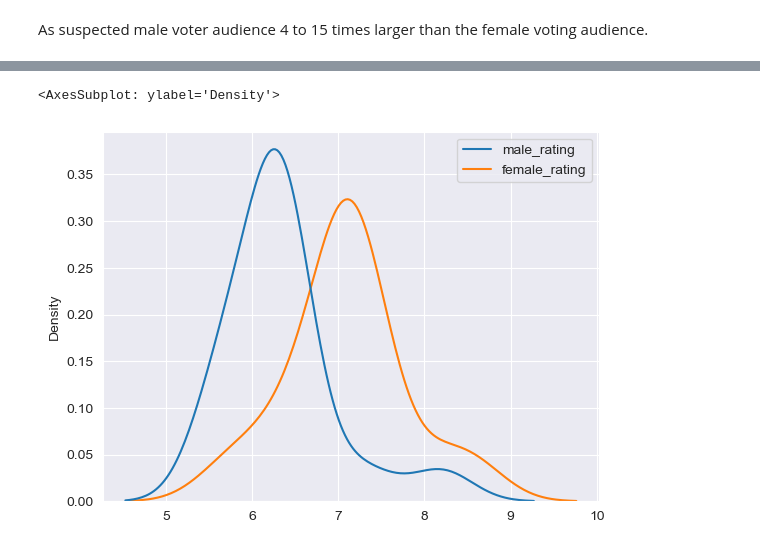
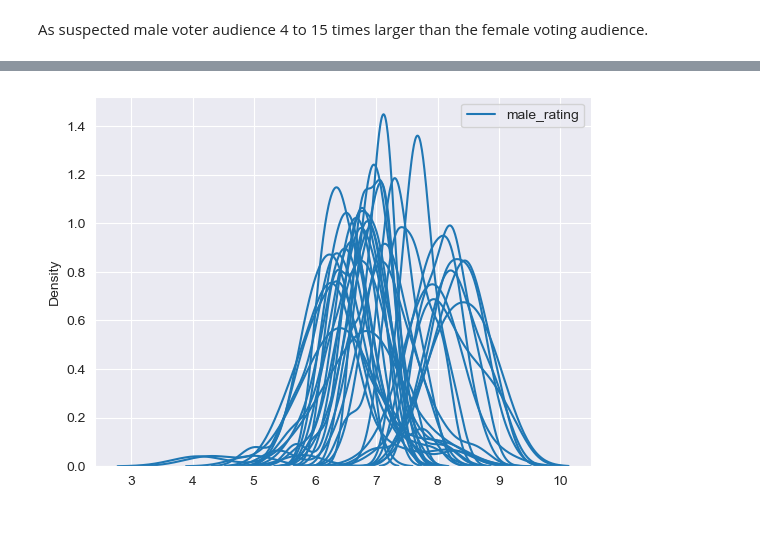
Before and after one commit to nic0gin/datamadness, a Jupyter notebook: demographics_EDA.ipynb, the cells around one changed output, grey strips where cells are left out. Cells and saved outputs as stored; diff of their text form; code cells hidden in the pictures.

Commit message:
added big plots

```diff
--- a/demographics_EDA.ipynb
+++ b/demographics_EDA.ipynb
@@ -272,6 +74,5 @@ sns.kdeplot(data=[demographics.loc[demographics['season'] == 33, 'male_rating'],
-# %%
-sns.kdeplot(data=[demographics.loc[demographics['season'] == 34, 'male_rating'],
-                  demographics.loc[demographics['season'] == 34, 'female_rating']])
-# %% [output]
-<AxesSubplot: ylabel='Density'>
-[figure, removed]
+# %%
+for season in demographics['season'].value_counts().keys():
+    sns.kdeplot(data=[demographics.loc[demographics['season'] == season, 'male_rating']])
+# %% [output]
+[figure, added]
```
Also changed, not shown: parts of 69 cells of this notebook.
